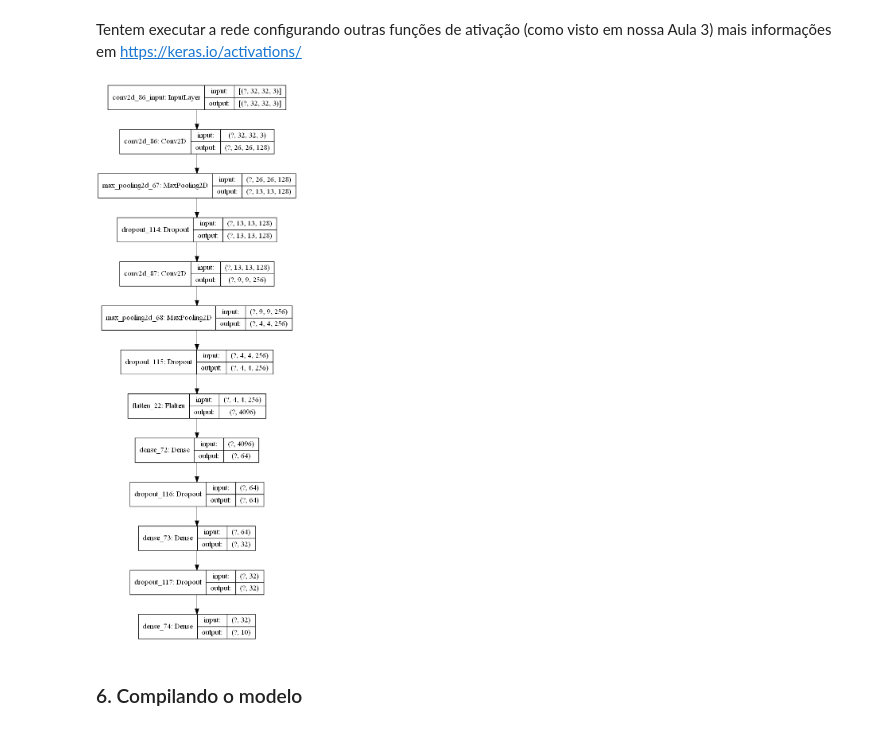
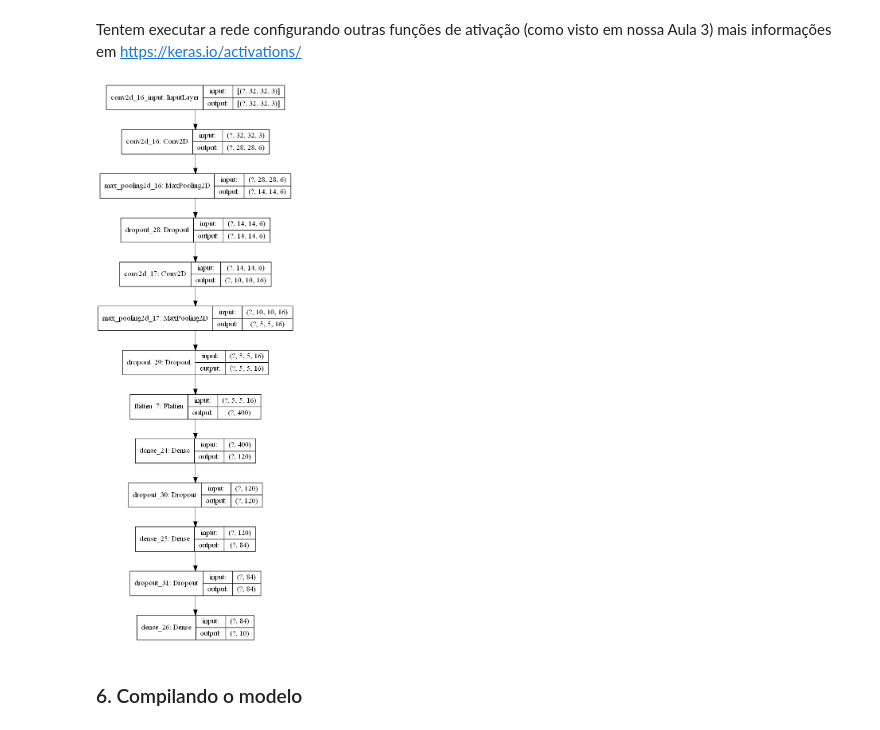
Before and after one commit to hgf777-br/trabalho-final-deep-learning, a Jupyter notebook: Ex6_hgf.ipynb, the cells around one changed output. Saved outputs shown, nothing was run; the diff lists cells and outputs as text; code cells hidden in the pictures.

```diff
--- a/Ex6_hgf.ipynb
+++ b/Ex6_hgf.ipynb
@@ -93,10 +115,15 @@ print(x_valid.shape[0], 'validation samples')
 *   "Dropout" de 0,2-0,3
 # %%
 model = Sequential()
-model.add(Conv2D(filters=128, kernel_size=7,  activation='relu', input_shape=(32, 32, 3)))
+model.add(Conv2D(filters=6, kernel_size=5,  activation='relu', input_shape=(32, 32, 3)))
 model.add(MaxPooling2D(pool_size=2))
+model.add(Dropout(0.1))
+model.add(Conv2D(filters=16, kernel_size=5,  activation='relu'))
+model.add(MaxPooling2D(pool_size=2))
+model.add(Dropout(0.1))
+model.add(Flatten())
+model.add(Dense(120, activation='relu'))
 model.add(Dropout(0.2))
+model.add(Dense(84, activation='relu'))
+model.add(Dropout(0.2))
+model.add(Dense(num_classes, activation='softmax'))
-# %%
-model.add(Conv2D(filters=256, kernel_size=5,  activation='relu'))
-model.add(MaxPooling2D(pool_size=2))
-model.add(Dropout(0.2))
@@ -105,15 +130,9 @@ model.add(Flatten())
-# %%
-model.add(Dense(64, activation='relu'))
-model.add(Dropout(0.2))
-model.add(Dense(32, activation='relu'))
-model.add(Dropout(0.2))
-model.add(Dense(num_classes, activation='softmax'))
 # %% [markdown]
 Tentem executar a rede configurando outras funções de ativação (como visto em nossa Aula 3)
 mais informações em https://keras.io/activations/
 # %%
-plot_model(model, to_file='cnn-CIFAR10.png', show_shapes=True, show_layer_names=True)
+plot_model(model, show_shapes=True, show_layer_names=True)
 # %% [output]
-[figure, old version]
+[figure, new version]
 # %% [markdown]
 ### 6. Compilando o modelo
```
Also changed, not shown: parts of 15 cells of this notebook, 7 other files.
